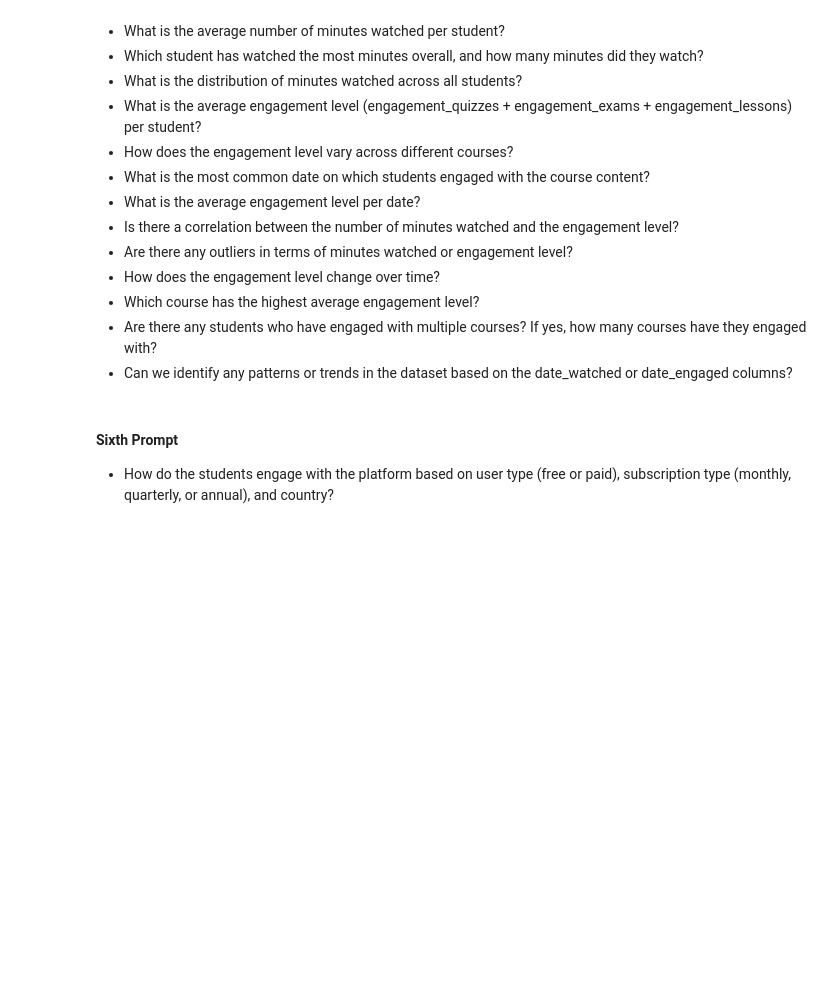
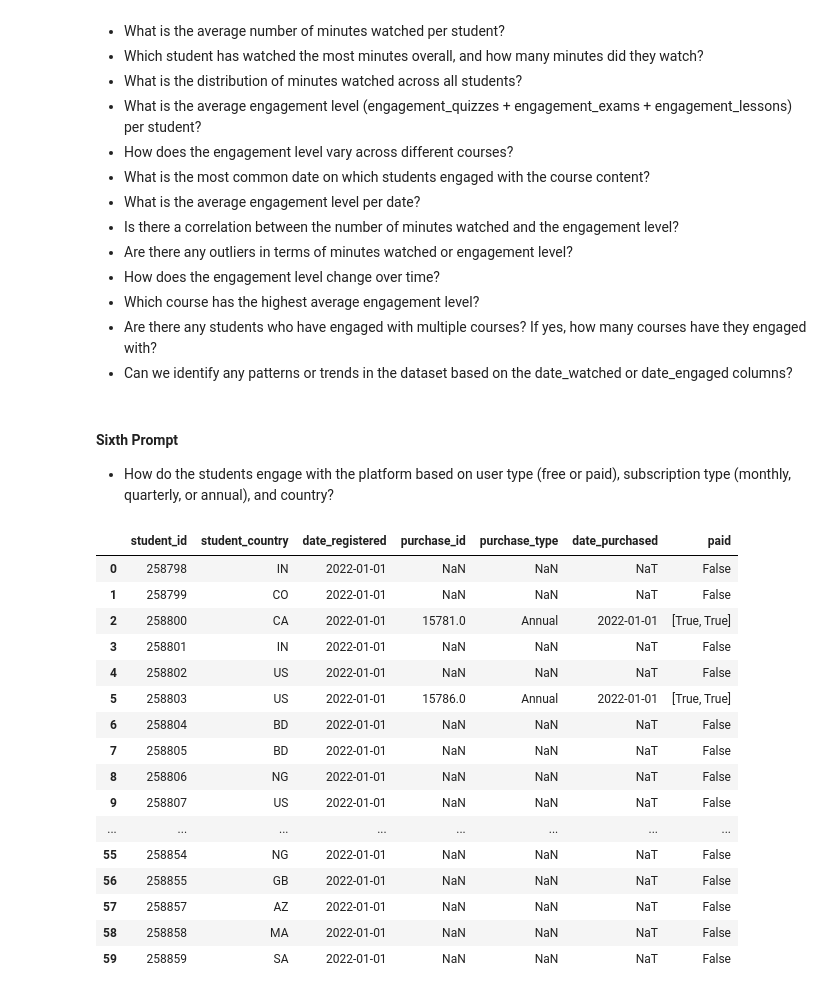
Before and after one commit to AryehRotberg/365-Learning-Data-Challenge, a Jupyter notebook: notebook/EDA.ipynb, the cells around one changed output. Drawn from its saved outputs; the diff is of its cells as text; code cells hidden in the pictures; blank space fills up the shorter version.

```diff
--- a/notebook/EDA.ipynb
+++ b/notebook/EDA.ipynb
@@ -186,14 +186,39 @@ def is_paid_tier(student_id: str):
     df = merged_info_purchase[merged_info_purchase.student_id == student_id]
 
     latest_date = datetime(2022, 10, 20).date()
-    latest_date_purchased = df.date_purchased.iloc[0]
+    latest_date_purchased = df.date_purchased.iloc[0].date()
+
     latest_purchase_type = df.purchase_type.iloc[0]
 
-    difference = latest_date - latest_date_purchased.date()
+    difference = (latest_date - latest_date_purchased).days
 
     if latest_purchase_type == 'Monthly':
-        return difference.days <= 30
+        if difference <= 30:
+            return [True, True]
+        if 30 < difference <= 30 + 90:
+            return [False, True]
+        if difference > 30 + 90:
+            return [False, False]
+
     if latest_purchase_type == 'Quarterly':
-        return difference.days <= 90
+        if difference <= 90:
+            return [True, True]
+        if 30 < difference <= 90 + 90:
+            return [False, True]
+        if difference > 90 + 90:
+            return [False, False]
+
     if latest_purchase_type == 'Annual':
-        return difference.days <= 365
+        if difference <= 365:
+            return [True, True]
+        if 30 < difference <= 365 + 90:
+            return [False, True]
+        if difference > 365 + 90:
+            return [False, False]
+
+    # if latest_purchase_type == 'Monthly':
+    #     return pd.Series([difference.days <= 30])
+    # if latest_purchase_type == 'Quarterly':
+    #     return pd.Series([difference.days <= 90])
+    # if latest_purchase_type == 'Annual':
+    #     return pd.Series([difference.days <= 365])
@@ -200,6 +227,26 @@ def is_paid_tier(student_id: str):
 # %%
-# merged_info_purchase['paid'] = merged_info_purchase.student_id.apply(lambda id : is_paid_tier(id))
+merged_info_purchase['paid'] = merged_info_purchase.student_id.apply(lambda id : is_paid_tier(id))
 # merged_info_purchase.to_csv('data/processed/merged_info_purchase_students.csv', index=False)
+# %%
+merged_info_purchase.head(60)
+# %% [output]
+|  | student_id | student_country | date_registered | purchase_id | purchase_type | date_purchased | paid |
+| 0 | 258798 | IN | 2022-01-01 | NaN | NaN | NaT | False |
+| 1 | 258799 | CO | 2022-01-01 | NaN | NaN | NaT | False |
+| 2 | 258800 | CA | 2022-01-01 | 15781.0 | Annual | 2022-01-01 | [True, True] |
+| 3 | 258801 | IN | 2022-01-01 | NaN | NaN | NaT | False |
+| 4 | 258802 | US | 2022-01-01 | NaN | NaN | NaT | False |
+| 5 | 258803 | US | 2022-01-01 | 15786.0 | Annual | 2022-01-01 | [True, True] |
+| 6 | 258804 | BD | 2022-01-01 | NaN | NaN | NaT | False |
+| 7 | 258805 | BD | 2022-01-01 | NaN | NaN | NaT | False |
+| 8 | 258806 | NG | 2022-01-01 | NaN | NaN | NaT | False |
+| 9 | 258807 | US | 2022-01-01 | NaN | NaN | NaT | False |
+| ... | ... | ... | ... | ... | ... | ... | ... |
+| 55 | 258854 | NG | 2022-01-01 | NaN | NaN | NaT | False |
+| 56 | 258855 | GB | 2022-01-01 | NaN | NaN | NaT | False |
+| 57 | 258857 | AZ | 2022-01-01 | NaN | NaN | NaT | False |
+| 58 | 258858 | MA | 2022-01-01 | NaN | NaN | NaT | False |
+| 59 | 258859 | SA | 2022-01-01 | NaN | NaN | NaT | False |
 # %%
 merged_info_purchase_students = pd.read_csv('data/processed/merged_info_purchase_students.csv')
 # %%
```
Also changed, not shown: parts of 6 cells of this notebook.
